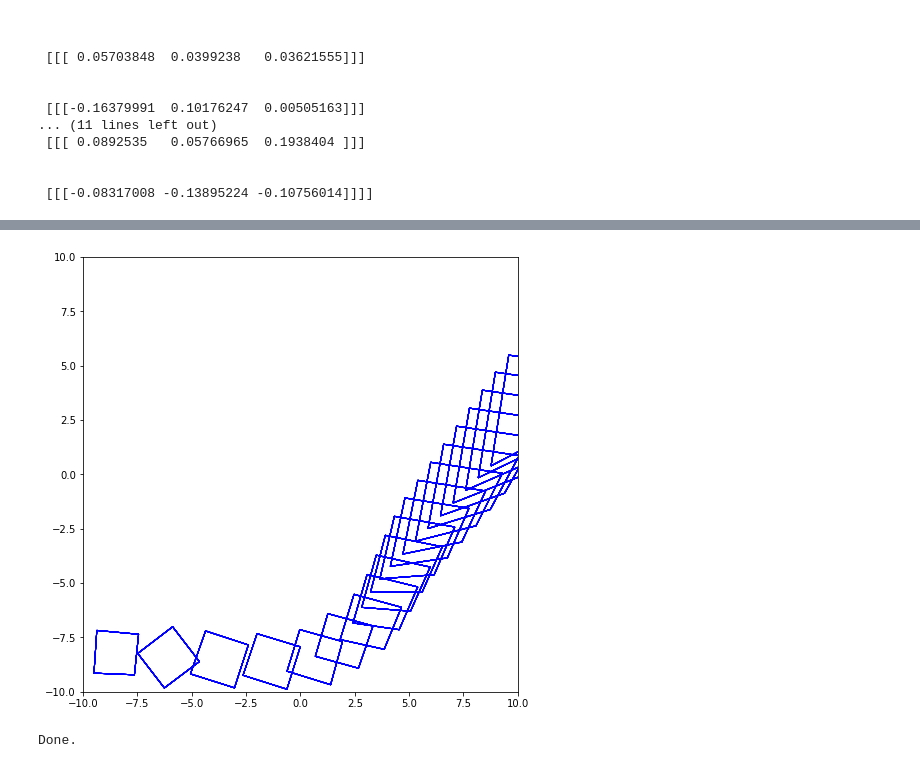
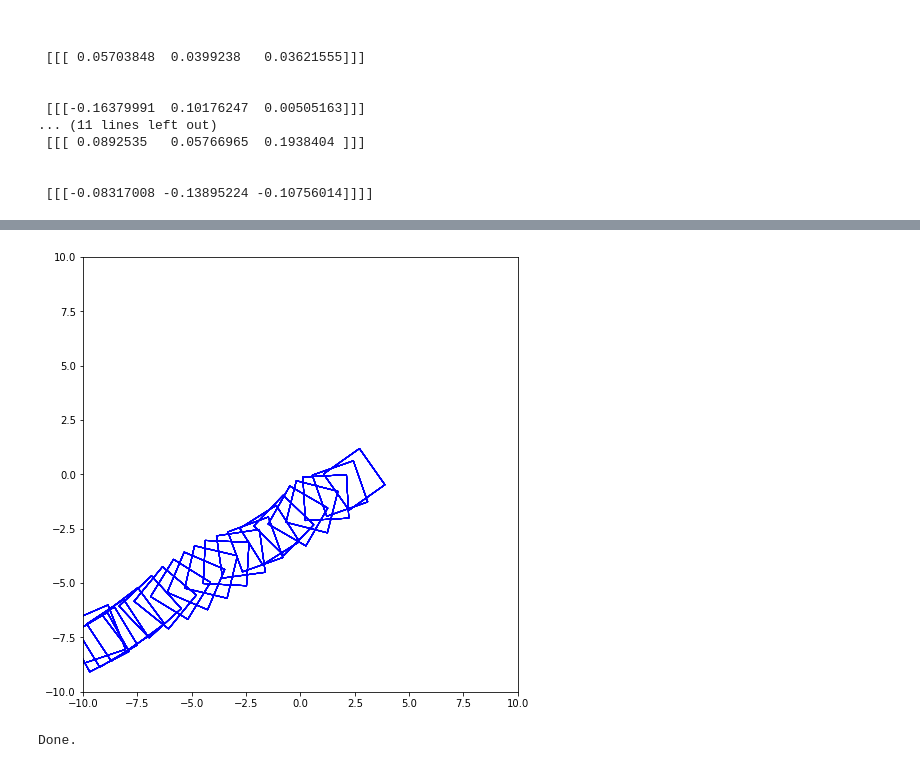
Before and after one commit to lawsonfulton/research-experiments, a Jupyter notebook: box-auto-enc/experiment book.ipynb, the cells around one changed output, grey strips where cells are left out. Cells and saved outputs as stored; diff of their text form; code cells hidden in the pictures.

```diff
--- a/box-auto-enc/experiment book.ipynb
+++ b/box-auto-enc/experiment book.ipynb
@@ -898,7 +900,7 @@ from tensorflow.python.client import device_lib
 device_lib.list_local_devices()
 # %%
 from keras_learn import *
-autoencoder, encoder, decoder = load_autoencoder("models/11 35AM August 16 2017.h5")
+autoencoder, encoder, decoder = load_autoencoder("models/non contractive 250 epochs best yet aug23.h5")
 # %% [output]
 Loading model...
 Done.
@@ -994,16 +997,16 @@ Saving
 # %%
 fig = plt.figure(figsize=(8, 8))
 ax = fig.add_subplot(111)
 ax.set_xlim([-10, 10])
 ax.set_ylim([-10, 10])
 ax.set_aspect('equal')
 
 n = 20.0
-predicted_boxes = decoder.predict(np.array([[i/(n*3),0/(n*2), i/(n)] for i in range(int(n)) for j in range(int(n))]))
+predicted_boxes = decoder.predict(np.array([[i/(n*3),i/(n*2), i/(n*3)] for i in range(int(n)) for j in range(int(n))]))
 #print(predicted_boxes)
 boxes.draw_from_samples(ax, predicted_boxes, 'b')
 plt.show()
 print("Done.")
 # %% [output]
-[figure, old version]
+[figure, new version]
 Done.
```
Also changed, not shown: parts of 3 cells of this notebook, 3 other files.
